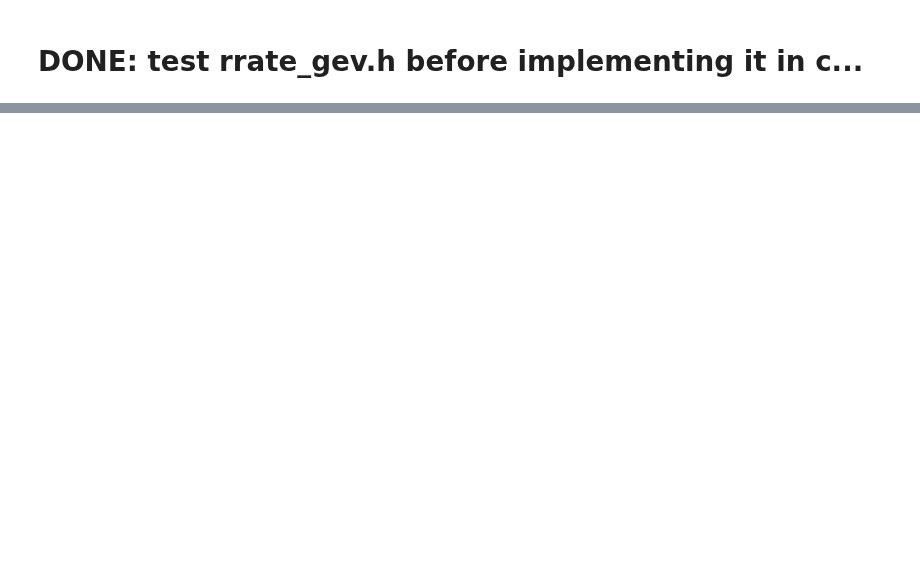
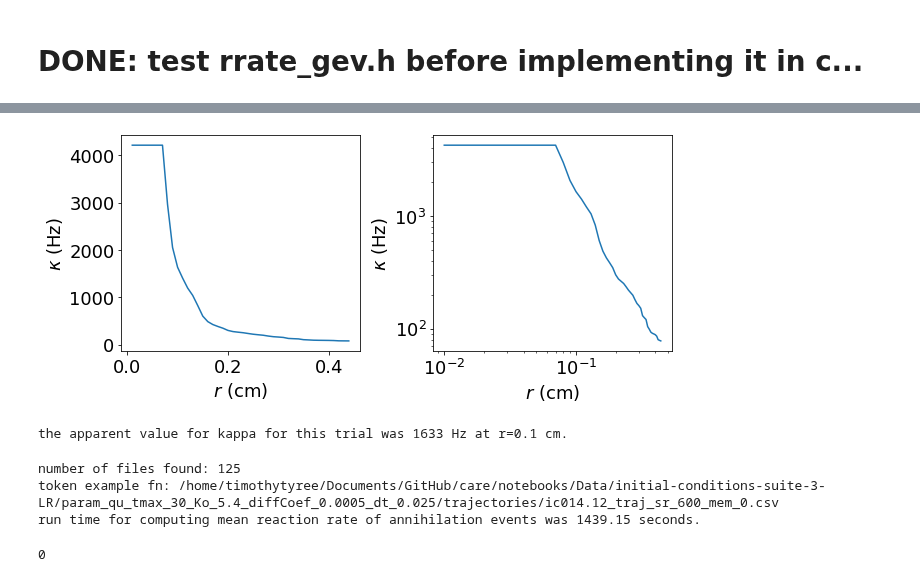
Before and after one commit to timtyree/care, a Jupyter notebook: notebooks/Computing reaction ranges of spiral tips .ipynb, the cells around one changed output, grey strips where cells are left out. Cells and saved outputs as stored; diff of their text form; code cells hidden in the pictures; blank space fills up the shorter version.

Commit message:
measured apparent reaction rates from the full model

```diff
--- a/notebooks/Computing reaction ranges of spiral tips .ipynb
+++ b/notebooks/Computing reaction ranges of spiral tips .ipynb
@@ -2000,0 +1724,11 @@ NameError: name 'PlotRangesBD' is not defined
+# %%
+#print summary stats on particle lifetimes for one input folder
+df=pd.read_csv(input_fn)
+dft=df.groupby(pid_col)[t_col].describe()
+df_lifetimes=-dft[['max','min']].T.diff().loc['min']
+print(f"termination time was {df[t_col].max():.2f} ms")
+
+print(f"printing summary stats on particle lifetimes")# for one input folder in {trial_folder_name}:")
+print(df_lifetimes.describe())
+# print(df_lifetimes.head(10))
+print("\nPlease make a manual decision about minimum_lifetime, crop_start_by, and crop_end_by")
@@ -2000,0 +1862,21 @@ NameError: name 'PlotRangesBD' is not defined
+# %%
+#test kappa for one trajectory / trial
+dict_out=compute_kappa_vs_r(input_fn,r_values,DT=DT,**kwargs)
+r_values=dict_out['r']
+tau_values=dict_out['tau']
+#plot apparent r versus kappa
+#Nota bene: estimates for kappa with r<0.1cm were shit/constant(~4000Hz) for one particular annihilation event
+x=r_values
+y=1000/tau_values
+fontsize=18
+fig,axs=plt.subplots(ncols=2,figsize=(9,4))
+ax=axs[0]
+ax.plot(x,y)
+format_plot(ax, xlabel=r'$r$ (cm)', ylabel=r'$\kappa$ (Hz)', fontsize=fontsize, use_loglog=False)
+ax=axs[1]
+ax.plot(x,y)
+format_plot(ax, xlabel=r'$r$ (cm)', ylabel=r'$\kappa$ (Hz)', fontsize=fontsize, use_loglog=True)
+plt.tight_layout()
+plt.show()
+# %% [output]
+[figure, added]
@@ -2000,0 +1895,33 @@ NameError: name 'PlotRangesBD' is not defined
+# %%
+r=0.1 #cm
+use_test=True
+if use_test:
+    dict_out=routine(input_fn)
+    r_values=dict_out['r']
+    tau_values=dict_out['tau']
+    tau=tau_values[np.isclose(r_values,r)]
+    kappa=1000/np.mean(tau)
+    print(f"the apparent value for kappa for this trial was {kappa:.0f} Hz at r={r} cm.")
+# %% [output]
+the apparent value for kappa for this trial was 1633 Hz at r=0.1 cm.
+# %%
+###################################
+# Run the daskbag! (~7min run time)
+###################################
+#find all files matching pattern
+trgt_raw='_traj_'
+trgt=input_fn[input_fn.find(trgt_raw):]
+input_fn_lst=get_all_files_matching_pattern(file=input_fn, trgt=trgt)
+print(f"number of files found: {len(input_fn_lst)}")
+print(f"token example fn: {input_fn_lst[0]}")
+#all CPU version
+b = db.from_sequence(input_fn_lst, npartitions=npartitions).map(routine)
+start = time.time()
+retval = list(b)
+print(f"run time for computing mean reaction rate of annihilation events was {time.time()-start:.2f} seconds.")
+beep(3)
+# %% [output]
+number of files found: 125
+token example fn: /home/timothytyree/Documents/GitHub/care/notebooks/Data/initial-conditions-suite-3-LR/param_qu_tmax_30_Ko_5.4_diffCoef_0.0005_dt_0.025/trajectories/ic014.12_traj_sr_600_mem_0.csv
+run time for computing mean reaction rate of annihilation events was 1439.15 seconds.
+0
```
Also changed, not shown: parts of 144 cells of this notebook, 3 other files.
